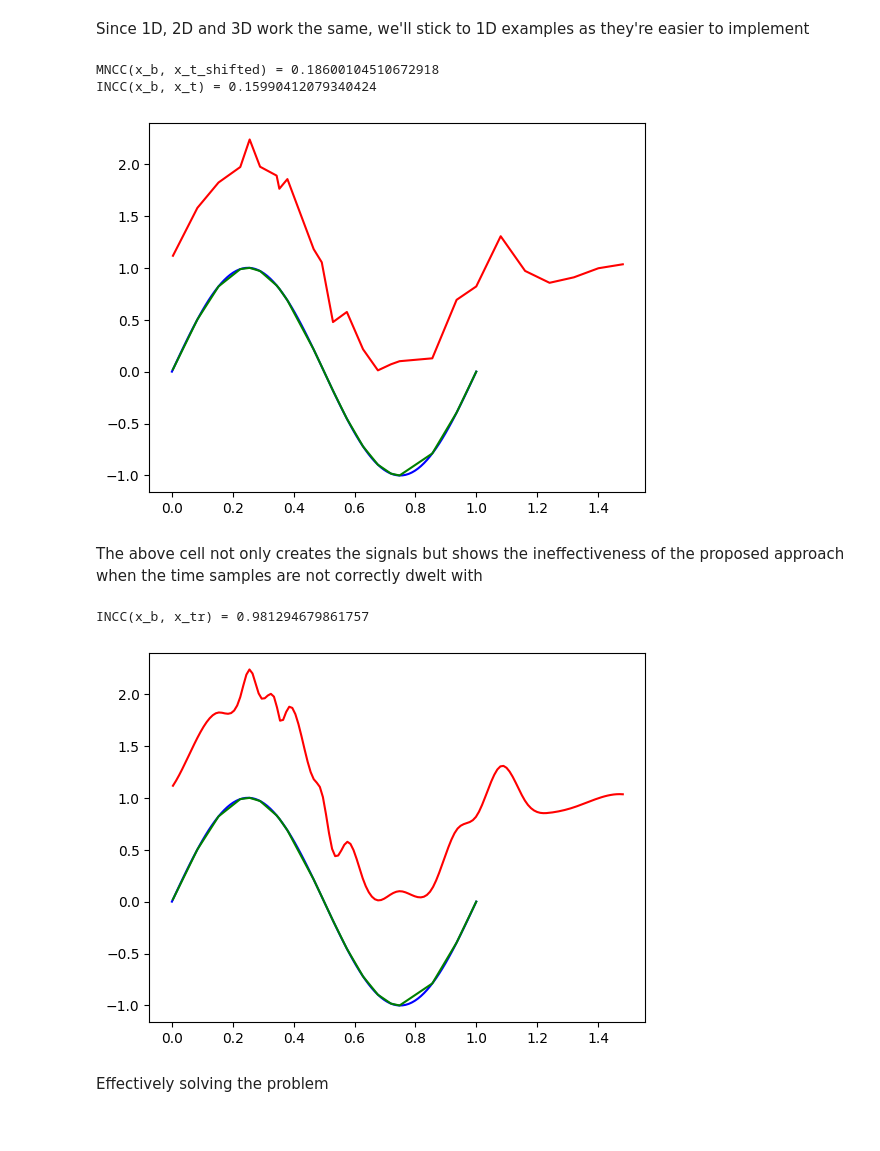
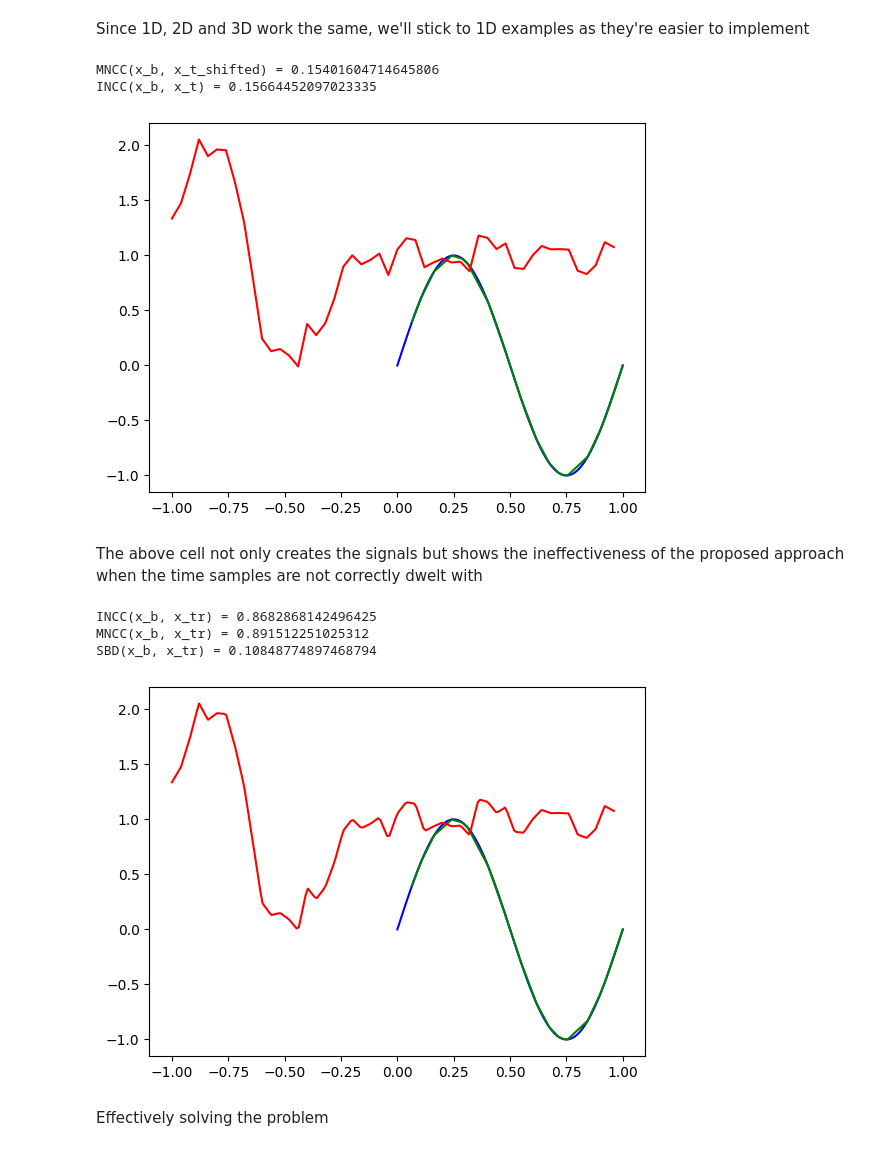
Before and after one commit to jimmerzzz52/shrine-exp, a Jupyter notebook: transcribe-asl/correlation_test.ipynb, the cells around one changed output. Saved outputs shown, nothing was run; the diff lists cells and outputs as text; code cells hidden in the pictures.

```diff
--- a/transcribe-asl/correlation_test.ipynb
+++ b/transcribe-asl/correlation_test.ipynb
@@ -435,29 +508,33 @@ x_b = np.sin(2 * np.pi * t_b)  # Signal x coordinate
 # Creating the shifted, noisy, translated, badly sampled signal.
 seed = np.cumsum(np.random.rand(20))
 t_t = seed / seed[-1] * 1
-x_t = np.sin(2 * np.pi * t_t)  # Same generating function as the base signal, sampled in different time points.
-t_t_shifted, x_t_shifted = shift_signal(t_t, x_t, 0)  # Shifted signal
-t_t_shifted, x_t_shifted = shift_signal_left(t_t_shifted, x_t_shifted, .5)  # Shifted signal
+x_t = np.sin(
+    2 * np.pi * t_t
+)  # Same generating function as the base signal, sampled in different time points.
+t_t_shifted, x_t_shifted = shift_signal(t_t, x_t, 1)  # Shifted signal
+# t_t_shifted, x_t_shifted = shift_signal_left(
+#     t_t_shifted, x_t_shifted, 0.5
+# )  # Shifted signal
 x_t_shifted += 1  # Translated signal
-x_t_shifted += .1 * np.random.randn(x_t_shifted.shape[0])  # Noisy signal
+x_t_shifted += 0.1 * np.random.randn(x_t_shifted.shape[0])  # Noisy signal
 
 # Let's plot the signals to see how they look like.
-plt.plot(t_b, x_b, color='blue')
-plt.plot(t_t, x_t, color='green')
-plt.plot(t_t_shifted, x_t_shifted, color='red')
+plt.plot(t_b, x_b, color="blue")
+plt.plot(t_t, x_t, color="green")
+plt.plot(t_t_shifted, x_t_shifted, color="red")
 
 # MNCC doesn't work here due to the bad sampling
 val = mncc(x_b, x_t_shifted)
-print(f'MNCC(x_b, x_t_shifted) = {val}')
+print(f"MNCC(x_b, x_t_shifted) = {val}")
 
 # To show this is the we can calculate the MNCC between the blue and green signals,
 # which differ only in the time points they were sampled.
 val = incc(x_b, x_t)
-print(f'INCC(x_b, x_t) = {val}')
+print(f"INCC(x_b, x_t) = {val}")
 # %% [output]
-MNCC(x_b, x_t_shifted) = 0.18600104510672918
-INCC(x_b, x_t) = 0.15990412079340424
+MNCC(x_b, x_t_shifted) = 0.15401604714645806
+INCC(x_b, x_t) = 0.15664452097023335
-[figure, old version]
+[figure, new version]
 # %% [markdown]
 The above cell not only creates the signals but shows the ineffectiveness of the proposed approach when the time samples are not correctly dwelt with
 # %%
@@ -484,26 +561,31 @@ def interpolate_match(t_b, t_t, x_t):
     I = t_b[1] - t_b[0]
     nt = np.ceil((t_t[-1] - t_t[0]) / I) + 1
     t_tr = np.linspace(t_t[0], t_t[-1], int(nt))
-    x_tr = interpolate.interp1d(t_t, x_t, kind='cubic')(t_tr)
+    x_tr = interpolate.interp1d(t_t, x_t, kind="linear")(t_tr)
     return t_tr, x_tr
 # %%
-
 # I = t_b[1] - t_b[0]
 # nt = np.ceil((t_t_shifted[-1] - t_t_shifted[0])/ I)
 # t_tr = np.linspace(t_t_shifted[0], t_t_shifted[-1], int(nt))
 # x_tr = interpolate.interp1d(t_t_shifted, x_t_shifted, kind='cubic')(t_tr)
 t_tr, x_tr = interpolate_match(t_b, t_t_shifted, x_t_shifted)
 
 # Let's plot the signals to see how they look like.
-plt.plot(t_b, x_b, color='blue')
-plt.plot(t_t, x_t, color='green')
-plt.plot(t_tr, x_tr, color='red')
+plt.plot(t_b, x_b, color="blue")
+plt.plot(t_t, x_t, color="green")
+plt.plot(t_tr, x_tr, color="red")
 
 val = incc(x_b, x_tr)
-print(f'INCC(x_b, x_tr) = {val}')
+print(f"INCC(x_b, x_tr) = {val}")
+val = mncc(x_b, x_tr)
+print(f"MNCC(x_b, x_tr) = {val}")
+val = sbd(x_b, x_tr)
+print(f"SBD(x_b, x_tr) = {val}")
 # %% [output]
-INCC(x_b, x_tr) = 0.981294679861757
+INCC(x_b, x_tr) = 0.8682868142496425
+MNCC(x_b, x_tr) = 0.891512251025312
+SBD(x_b, x_tr) = 0.10848774897468794
-[figure, old version]
+[figure, new version]
 # %% [markdown]
 Effectively solving the problem
 # %% [markdown]
```
Also changed, not shown: parts of 69 cells of this notebook, 2 other files.
